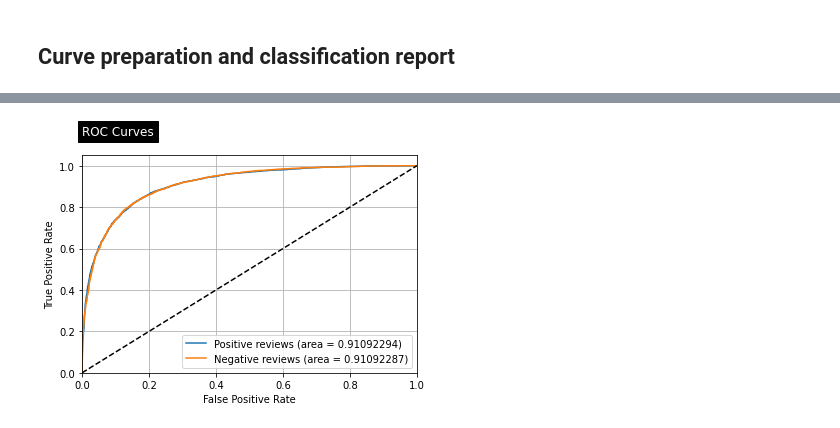
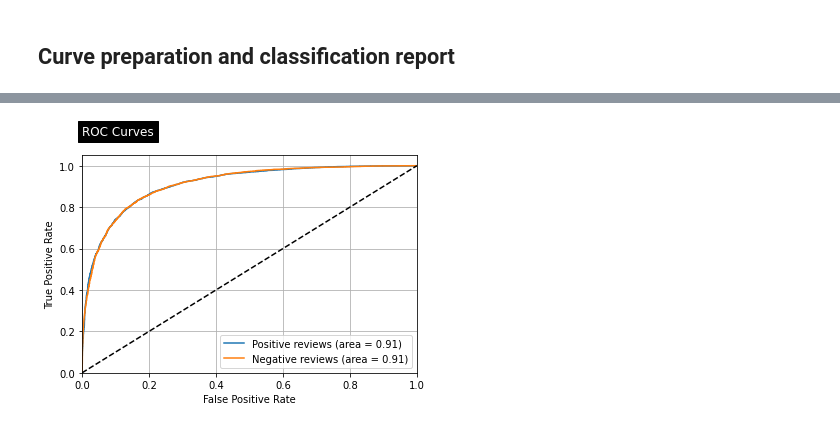
Before and after one commit to EliasEconomou/AI2-Natural-Language-Processing, a Jupyter notebook: Natural_Language_Processing_2.ipynb, the cells around one changed output, grey strips where cells are left out. Saved outputs shown, nothing was run; the diff lists cells and outputs as text; code cells hidden in the pictures.

```diff
--- a/Natural_Language_Processing_2.ipynb
+++ b/Natural_Language_Processing_2.ipynb
@@ -306,6 +304,10 @@ tokenisedTestDF.head()
 lemmatisedTestDF = lemmatize_dataframe(tokenisedTestDF)
 lemmatisedTestDF = pd.DataFrame(lemmatisedTestDF)
 lemmatisedTestDF.head()
+# %%
+# Let's convert sentiments to numbers for later use
+lemmatisedTestDF['sentiment'] = lemmatisedTestDF['sentiment'].replace(['NEG','POS'],[0,1])
+lemmatisedTestDF.head()
 # %%
 X_test, y_test = lemmatisedTestDF.drop(columns = ["sentiment","rating"]), lemmatisedTestDF.drop(columns = ["review","rating"])
 print(X_test.shape, y_test.shape)
@@ -683,32 +657,32 @@ array([[1, 0],
 # %%
 from sklearn.preprocessing import label_binarize
 # Compute ROC curve and ROC area for each class
 fpr = dict()
 tpr = dict()
 roc_auc = dict()
 yLabelsBin = label_binarize(y_test_values, classes=[0,1])
 for i in range(2):
     fpr[i], tpr[i], _ = roc_curve(y_test_valuesBin[:, i], results[:, i])
     roc_auc[i] = auc(fpr[i], tpr[i])
 
 plt.grid()
 
 classes = ['Positive reviews','Negative reviews']
 for i in range(2):
-  plt.plot(fpr[i], tpr[i], label='{0} (area = {1:0.8f})'
+  plt.plot(fpr[i], tpr[i], label='{0} (area = {1:0.2f})'
                                   ''.format(classes[i], roc_auc[i]))
 
 plt.plot([0, 1], [0, 1], "k--")
 plt.xlim([0.0, 1.0])
 plt.ylim([0.0, 1.05])
 plt.xlabel("False Positive Rate")
 plt.ylabel("True Positive Rate")
 plt.title(label="ROC Curves",
           loc="left",
           pad='20.0',
           backgroundcolor='black',
           color='white')
 plt.legend(loc="lower right")
 plt.show()
 # %% [output]
-[figure, old version]
+[figure, new version]
```
Also changed, not shown: parts of 22 cells of this notebook.
